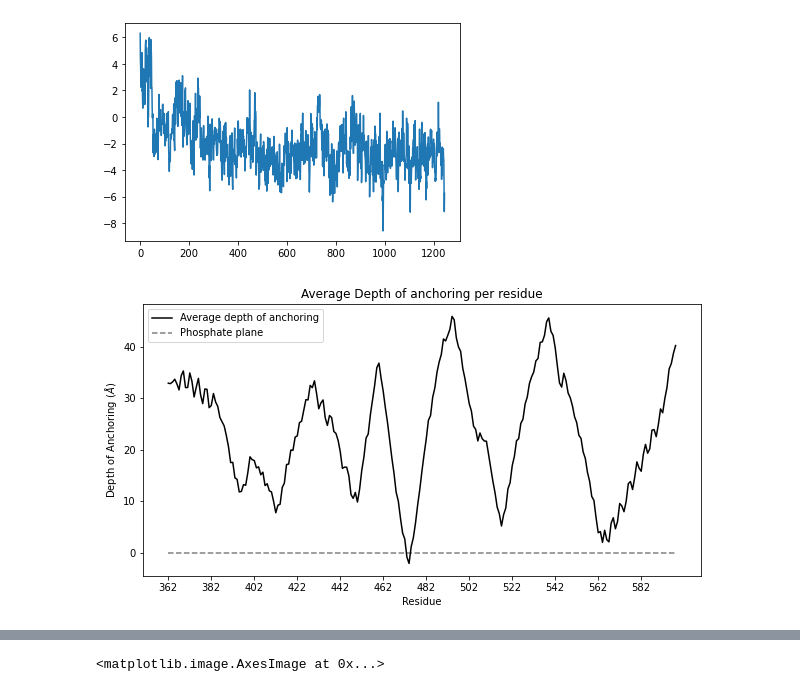
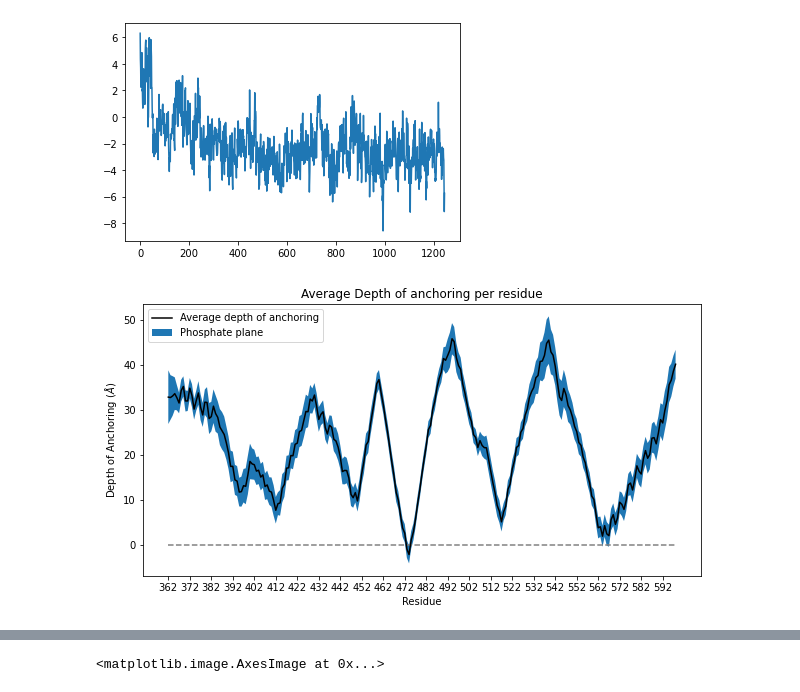
Before and after one commit to tubiana/analysisMDnotebooks, a Jupyter notebook: membrane_depth.ipynb, the cells around one changed output, grey strips where cells are left out. Cells and saved outputs as stored; diff of their text form; code cells hidden in the pictures.

```diff
--- a/membrane_depth.ipynb
+++ b/membrane_depth.ipynb
@@ -37,7 +37,9 @@ def calc_depth(traj, membraneLayerResidue, proteinSelection="protein"):
     protSelection = traj.atom_slice(traj.top.select(f"{proteinSelection} and name CA")) #Get only the protein (AND CA)
     index = [x.residue.resSeq for x in protSelection.top.atoms] #Get the Residue number
     average_protCA = np.mean(protSelection.xyz,axis=1) #Average of all CA atoms in every frames
+    std_prot_CA = np.std(protSelection.xyz,axis=1)
     average_Z_CA = np.array([x[2] for x in  average_protCA]) #Average of Z only atoms in every frames
+    std_Z_prot_CA = np.std(protSelection.xyz,axis=1)
 
     allz = protSelection.xyz[:,:,2]
 
@@ -66,24 +83,27 @@ df474.plot()
 [figure]
 # %%
 def average_in_time(data, title="", tick_every=10):
-    data = data.mean(axis=1).reset_index()
-    data = data.rename(columns={"index":"Residue", 0:"Depth"})
+    dataplot = data.mean(axis=1).reset_index()
+    dataplot = dataplot.rename(columns={"index":"Residue", 0:"Depth"})
+    dataplot["std"] = data.std(axis=1).reset_index()[0]
     fig, ax = plt.subplots(figsize=(10,5))
 
-    minres = data.Residue.min()
-    maxres = data.Residue.max()
-    graph = sns.lineplot(x="Residue", y="Depth", data=data, color="black", ax=ax)
+    minres = dataplot.Residue.min()
+    maxres = dataplot.Residue.max()
+    graph = sns.lineplot(x="Residue", y="Depth", data=dataplot, color="black", ax=ax)
     graph.set(ylabel=r"Depth of Anchoring ($\AA$)", xlabel="Residue", title=title)
+    graph.fill_between(dataplot.Residue, dataplot.Depth-dataplot["std"],dataplot.Depth+dataplot["std"])
     hline = plt.hlines(y=0, xmin=minres, xmax = maxres, color="gray", linestyles='dashed')
 
-    graph.set_xticks(range(minres, maxres, 20))
+    graph.set_xticks(range(minres, maxres, tick_every))
 
     #Now the legend
     plt.legend(labels=["Average depth of anchoring","Phosphate plane"])
 
 
 
 
+
 average_in_time(all_dataframe, title="Average Depth of anchoring per residue")
 # %% [output]
-[figure, old version]
+[figure, new version]
```
Also changed, not shown: parts of 2 cells of this notebook, 1 other file.
